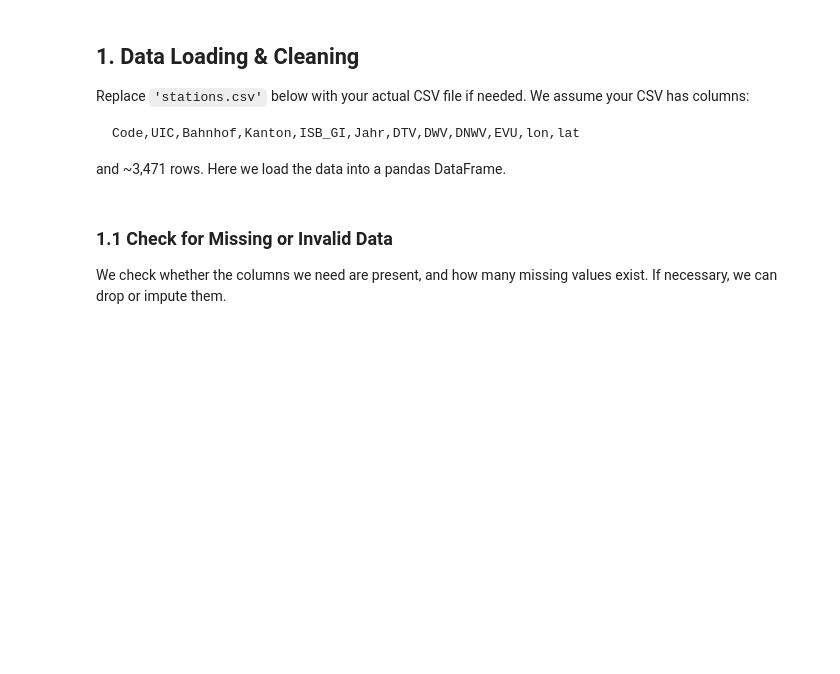
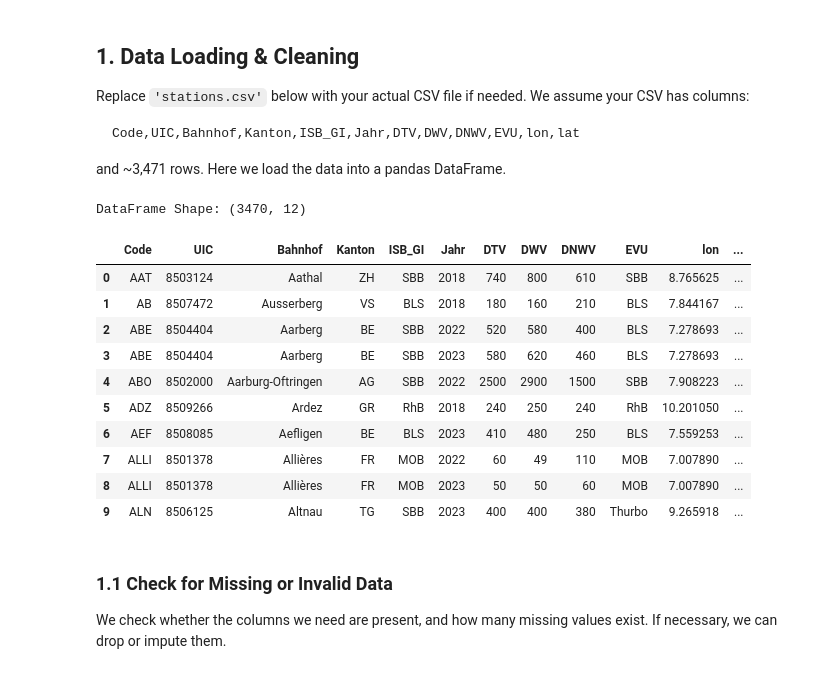
Before and after one commit to macbaileys/SBBAnalytics, a Jupyter notebook: analysis.ipynb, the cells around one changed output. Drawn from its saved outputs; the diff is of its cells as text; code cells hidden in the pictures; blank space fills up the shorter version.

```diff
--- a/analysis.ipynb
+++ b/analysis.ipynb
@@ -46,11 +46,24 @@ Code,UIC,Bahnhof,Kanton,ISB_GI,Jahr,DTV,DWV,DNWV,EVU,lon,lat
 and ~3,471 rows. Here we load the data into a pandas DataFrame.
 # %%
 # Step 1: Load CSV
-csv_file = 'stations.csv'  # <-- Change if needed
+csv_file = 'data_prepared.csv'  # <-- Change if needed
 df = pd.read_csv(csv_file)
 
 print("DataFrame Shape:", df.shape)
 df.head(10)
+# %% [output]
+DataFrame Shape: (3470, 12)
+|  | Code | UIC | Bahnhof | Kanton | ISB_GI | Jahr | DTV | DWV | DNWV | EVU | lon | ... |
+| 0 | AAT | 8503124 | Aathal | ZH | SBB | 2018 | 740 | 800 | 610 | SBB | 8.765625 | ... |
+| 1 | AB | 8507472 | Ausserberg | VS | BLS | 2018 | 180 | 160 | 210 | BLS | 7.844167 | ... |
+| 2 | ABE | 8504404 | Aarberg | BE | SBB | 2022 | 520 | 580 | 400 | BLS | 7.278693 | ... |
+| 3 | ABE | 8504404 | Aarberg | BE | SBB | 2023 | 580 | 620 | 460 | BLS | 7.278693 | ... |
+| 4 | ABO | 8502000 | Aarburg-Oftringen | AG | SBB | 2022 | 2500 | 2900 | 1500 | SBB | 7.908223 | ... |
+| 5 | ADZ | 8509266 | Ardez | GR | RhB | 2018 | 240 | 250 | 240 | RhB | 10.201050 | ... |
+| 6 | AEF | 8508085 | Aefligen | BE | BLS | 2023 | 410 | 480 | 250 | BLS | 7.559253 | ... |
+| 7 | ALLI | 8501378 | Allières | FR | MOB | 2022 | 60 | 49 | 110 | MOB | 7.007890 | ... |
+| 8 | ALLI | 8501378 | Allières | FR | MOB | 2023 | 50 | 50 | 60 | MOB | 7.007890 | ... |
+| 9 | ALN | 8506125 | Altnau | TG | SBB | 2023 | 400 | 400 | 380 | Thurbo | 9.265918 | ... |
 # %% [markdown]
 ### 1.1 Check for Missing or Invalid Data
 We check whether the columns we need are present, and how many missing values exist. If necessary, we can drop or impute them.
```
Also changed, not shown: parts of 16 cells of this notebook, 2 other files.
